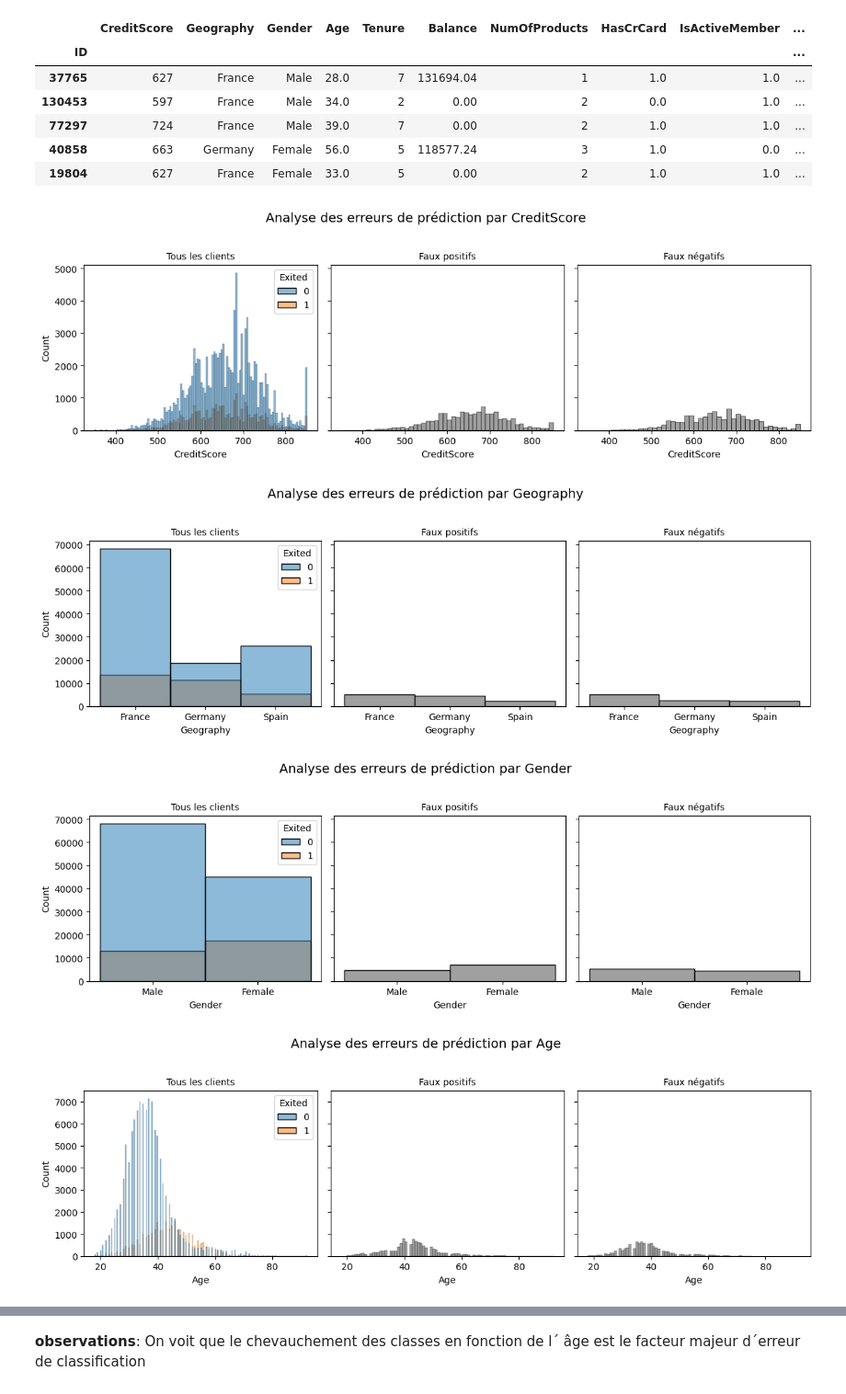
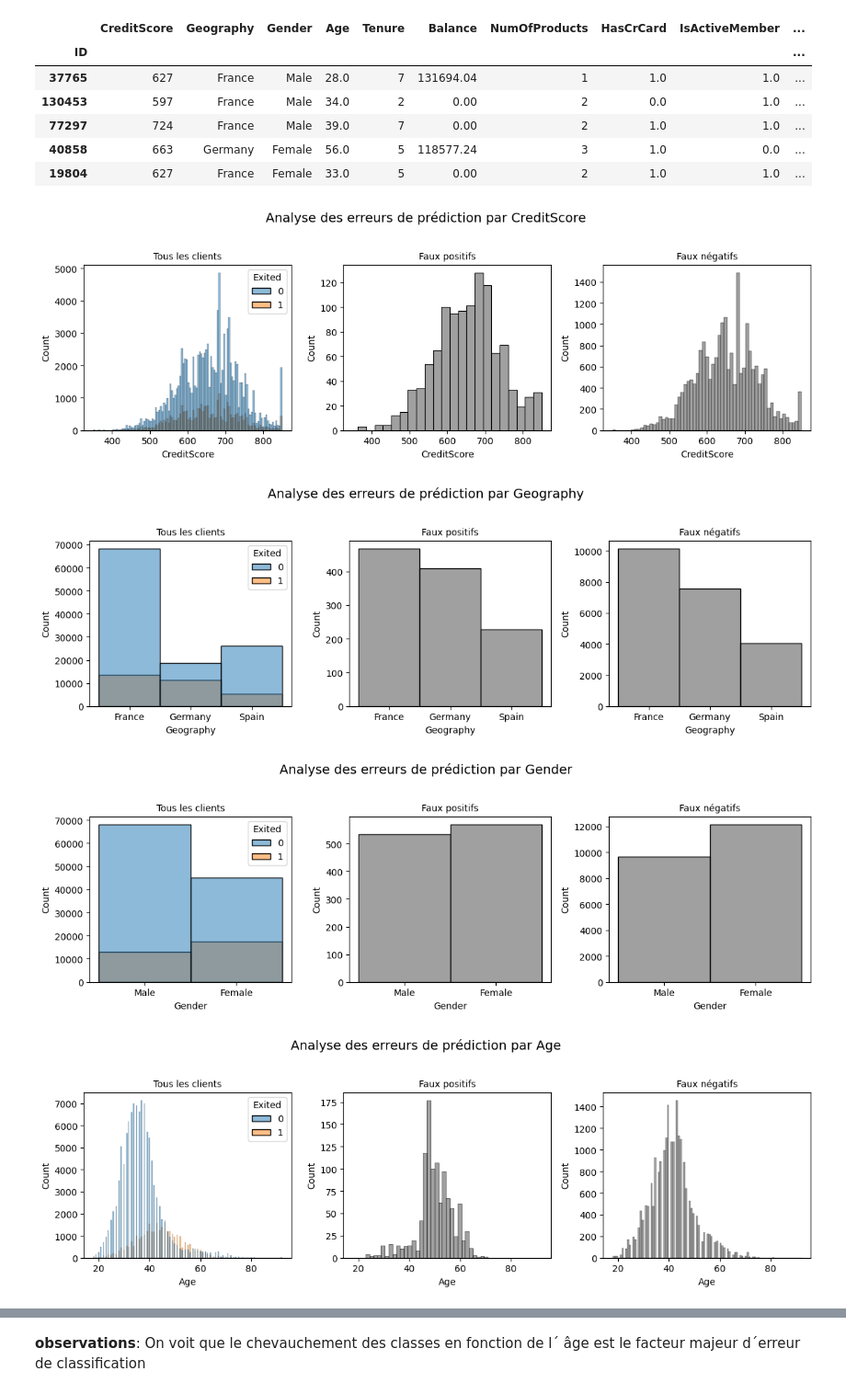
Before and after one commit to lbihin/mlpro-classification-bank-churn-2025, a Jupyter notebook: modelisation/analyse_mauvaise_prediction.ipynb, the cells around one changed output, grey strips where cells are left out. Shown at 92% size. Drawn from its saved outputs; the diff is of its cells as text; code cells hidden in the pictures.

```diff
--- a/modelisation/analyse_mauvaise_prediction.ipynb
+++ b/modelisation/analyse_mauvaise_prediction.ipynb
@@ -85,30 +85,30 @@ tn_mask = (y_pred == 0) & (y_true == 0)
 # %%
 from matplotlib import pyplot as plt
 import seaborn as sns
 
 for feature in X.columns:
 
     # Créer les subplots
-    fig, (ax1, ax2, ax3) = plt.subplots(1, 3, figsize=(12, 4), sharex=True, sharey=True)
+    fig, (ax1, ax2, ax3) = plt.subplots(1, 3, figsize=(12, 4), sharex=True)
 
     # Ajouter un titre général
     fig.suptitle(f"Analyse des erreurs de prédiction par {feature}", fontsize=14)
 
     # Sous-titre pour chaque subplot
     sns.histplot(X, x=feature, hue=y_true, ax=ax1)
     ax1.set_title("Tous les clients", fontsize=10)
 
     sns.histplot(X.loc[fp_mask], x=feature, ax=ax2, color='gray')
     ax2.set_title("Faux positifs", fontsize=10)
 
     sns.histplot(X.loc[fn_mask], x=feature, ax=ax3, color='gray')
     ax3.set_title("Faux négatifs", fontsize=10)
 
     # Ajuster la mise en page
     plt.tight_layout(rect=[0, 0, 1, 0.95])  # Laisser de l'espace pour le titre général
     plt.show()
 # %% [output]
-[figure, old version]
+[figure, new version]
-[figure, old version]
+[figure, new version]
-[figure, old version]
+[figure, new version]
-[figure, old version]
+[figure, new version]
```
Also changed, not shown: parts of 11 cells of this notebook, 4 other files.
